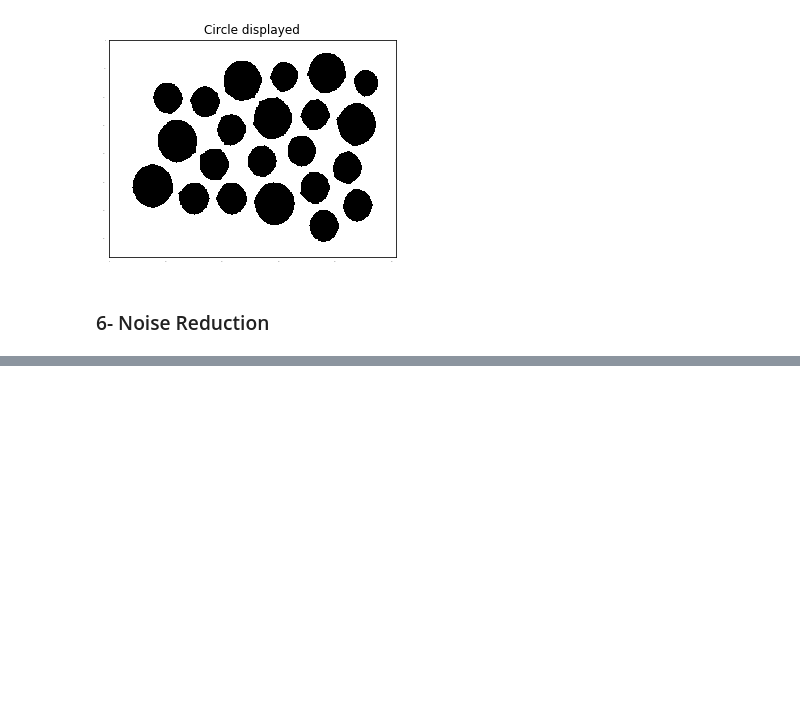
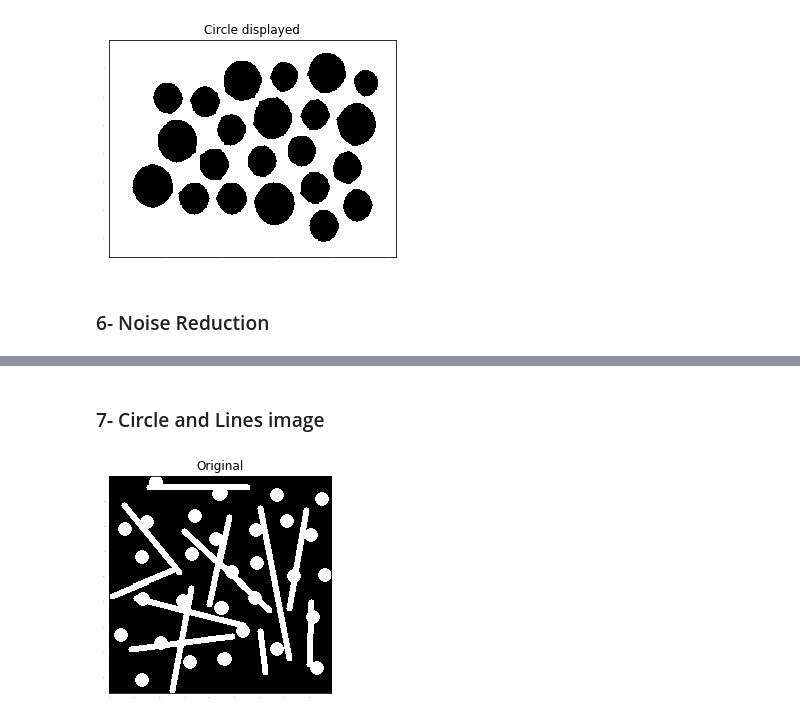
Before and after one commit to MennaMuhammed/ImageAssg2, a Jupyter notebook: ImagProc-Assg2.ipynb, the cells around one changed output, grey strips where cells are left out. Cells and saved outputs as stored; diff of their text form; code cells hidden in the pictures; blank space fills up the shorter version.

```diff
--- a/ImagProc-Assg2.ipynb
+++ b/ImagProc-Assg2.ipynb
@@ -159,0 +207,8 @@ yt = plt.title('Camerman denoised')
+# %% [markdown]
+### 7- Circle and Lines image
+# %%
+cirli= cv2.imread('image2_folder/Circle_and_Lines.png',0)
+x = showImg(cirli)
+xt = plt.title('Original')
+# %% [output]
+[figure, added]
```
Also changed, not shown: parts of 12 cells of this notebook.
